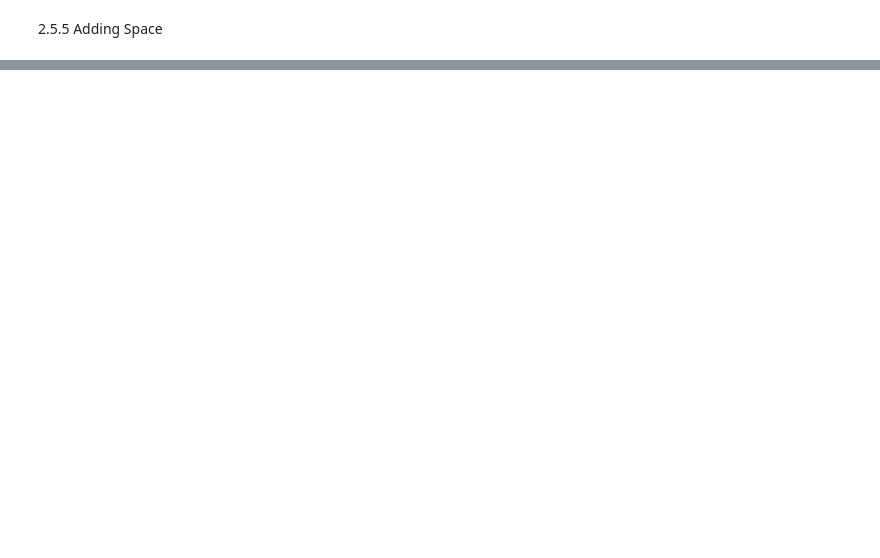
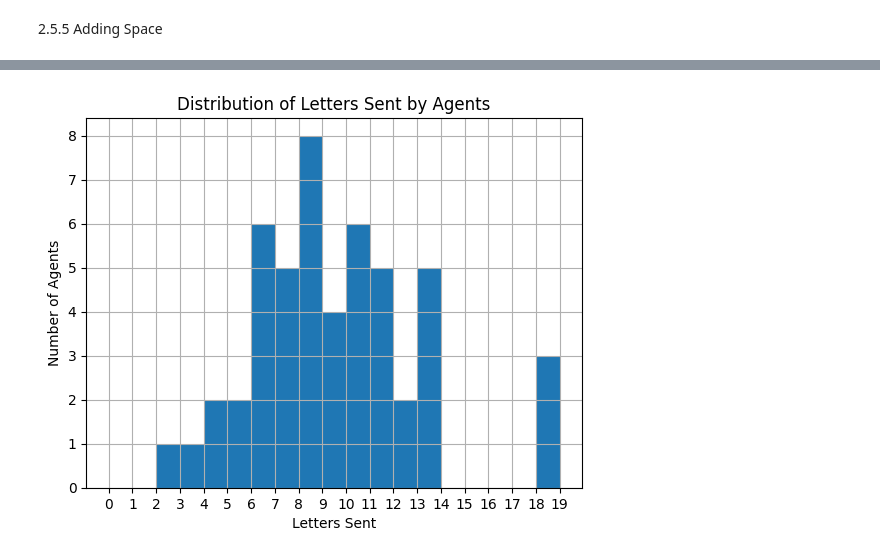
Before and after one commit to JacobBenSchwartz/Programming-Historians-Portfolio, a Jupyter notebook: Simulating-Historical-Communication-Networks.ipynb, the cells around one changed output, grey strips where cells are left out. Saved outputs shown, nothing was run; the diff lists cells and outputs as text; code cells hidden in the pictures; blank space fills up the shorter version.

Commit message:
2.5.6 Collected Data

```diff
--- a/Simulating-Historical-Communication-Networks.ipynb
+++ b/Simulating-Historical-Communication-Networks.ipynb
@@ -222,0 +230,36 @@ plt.colorbar(label="Number of Agents present in Cell")
+# %%
+class LetterModel(mesa.Model):
+    """A model with a certain number of agents."""
+
+    def __init__(self, N, width, height):
+        super().__init__()
+        self.num_agents = N
+        self.grid = mesa.space.MultiGrid(width, height, True)
+        self.schedule = mesa.time.RandomActivation(self)
+        # Create agents
+        for i in range(self.num_agents):
+            a = LetterAgent(i, self)
+            self.schedule.add(a)
+            # Add the agent to a random grid cell
+            x = self.random.randrange(self.grid.width)
+            y = self.random.randrange(self.grid.height)
+            self.grid.place_agent(a, (x, y))
+
+        self.datacollector = mesa.DataCollector(
+            agent_reporters={
+                "Letters_sent": "letters_sent",
+                "Letters_received": "letters_received"
+            },
+            model_reporters={"All letters":compute_received_letters}
+        )
+
+    def step(self):
+        self.schedule.step()
+        self.datacollector.collect(self)
+# %%
+model = LetterModel(50, 10, 10)
+for i in range(100):
+    model.step()
+# %%
+agent_letters = model.datacollector.get_agent_vars_dataframe()
+agent_letters.tail()
@@ -222,0 +274,11 @@ plt.colorbar(label="Number of Agents present in Cell")
+# %%
+end_letters = agent_letters.xs(99, level="Step")["Letters_sent"]
+bin_range = range(agent_letters.Letters_sent.max() + 1)
+end_letters.hist(bins=bin_range)
+plt.xticks(bin_range)
+plt.xlabel("Letters Sent")
+plt.ylabel("Number of Agents")
+plt.title("Distribution of Letters Sent by Agents")
+plt.show()
+# %% [output]
+[figure, added]
```
Also changed, not shown: parts of 10 cells of this notebook, 1 other file.
